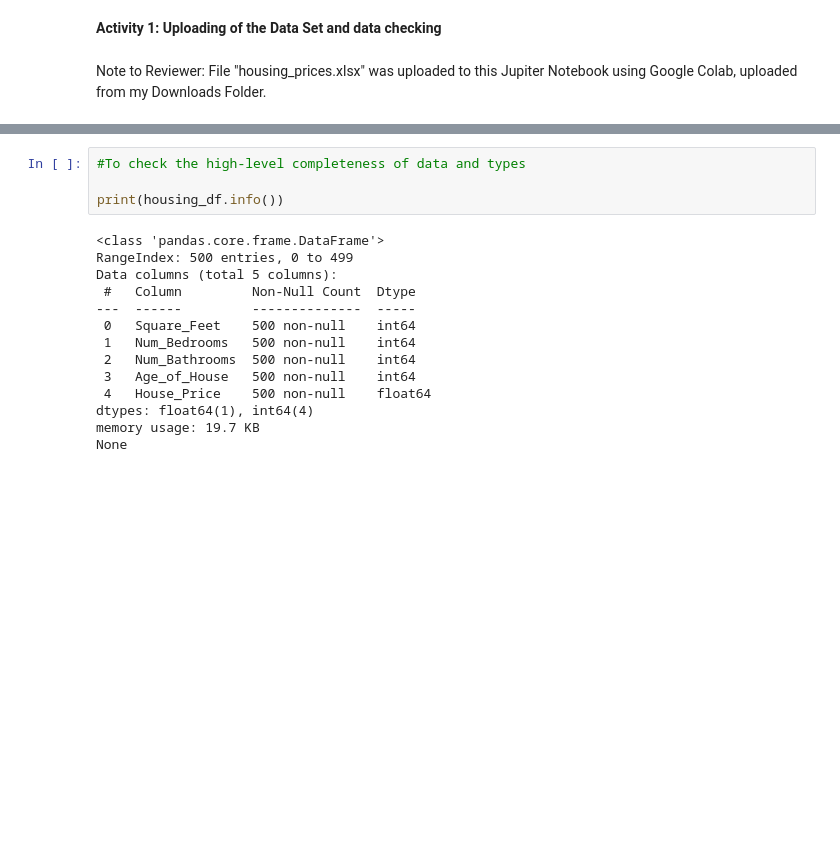
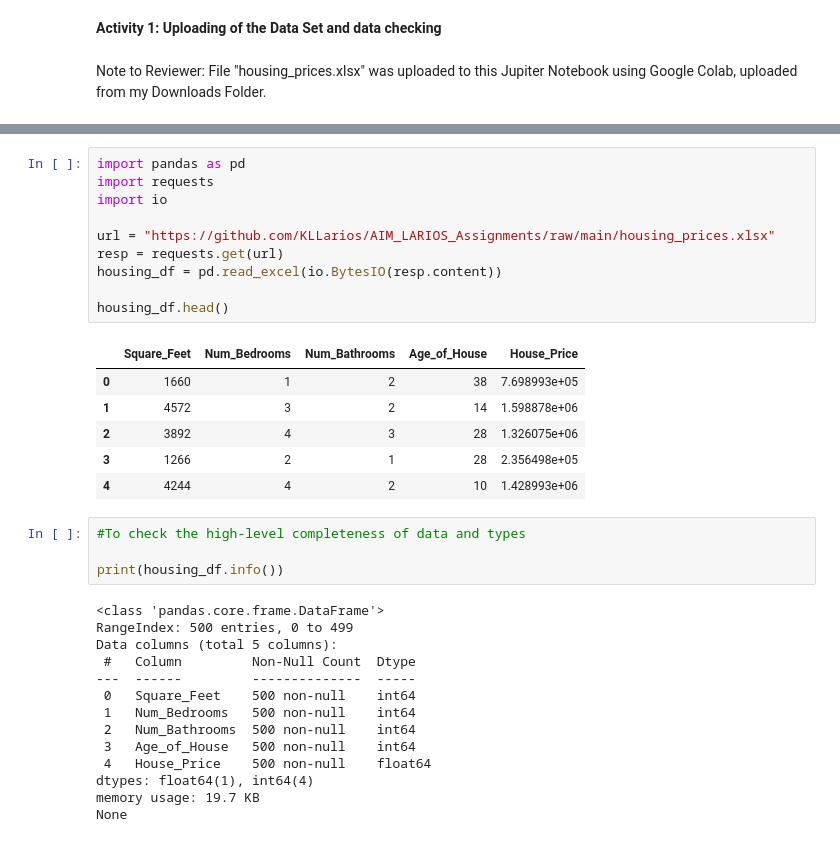
Before and after one commit to KLLarios/AIM_LARIOS_Assignments, a Jupyter notebook: LARIOSKarlLouie_Pillar_2_Part_1_Regression_and_Classification_Algorithms.ipynb, the cells around one changed output, grey strips where cells are left out. Drawn from its saved outputs; the diff is of its cells as text; blank space fills up the shorter version.

```diff
--- a/LARIOSKarlLouie_Pillar_2_Part_1_Regression_and_Classification_Algorithms.ipynb
+++ b/LARIOSKarlLouie_Pillar_2_Part_1_Regression_and_Classification_Algorithms.ipynb
@@ -34,3 +7,20 @@ DataFrame from housing_prices.xlsx:
+# %%
+import pandas as pd
+import requests
+import io
+
+url = "https://github.com/KLLarios/AIM_LARIOS_Assignments/raw/main/housing_prices.xlsx"
+resp = requests.get(url)
+housing_df = pd.read_excel(io.BytesIO(resp.content))
+
+housing_df.head()
+# %% [output]
+|  | Square_Feet | Num_Bedrooms | Num_Bathrooms | Age_of_House | House_Price |
+| 0 | 1660 | 1 | 2 | 38 | 7.698993e+05 |
+| 1 | 4572 | 3 | 2 | 14 | 1.598878e+06 |
+| 2 | 3892 | 4 | 3 | 28 | 1.326075e+06 |
+| 3 | 1266 | 2 | 1 | 28 | 2.356498e+05 |
+| 4 | 4244 | 4 | 2 | 10 | 1.428993e+06 |
 # %%
 #To check the high-level completeness of data and types
 
```
Also changed, not shown: parts of 12 cells of this notebook.
